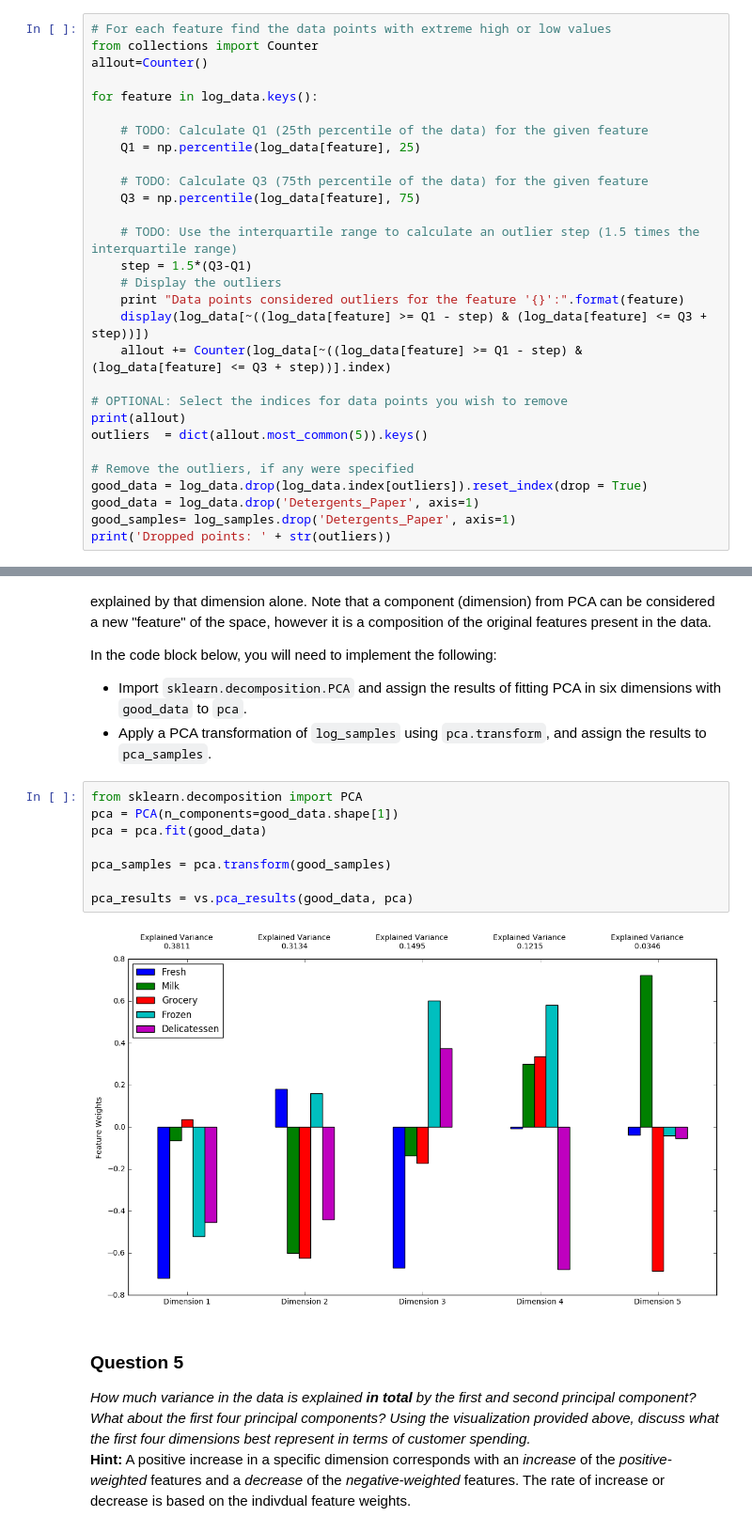
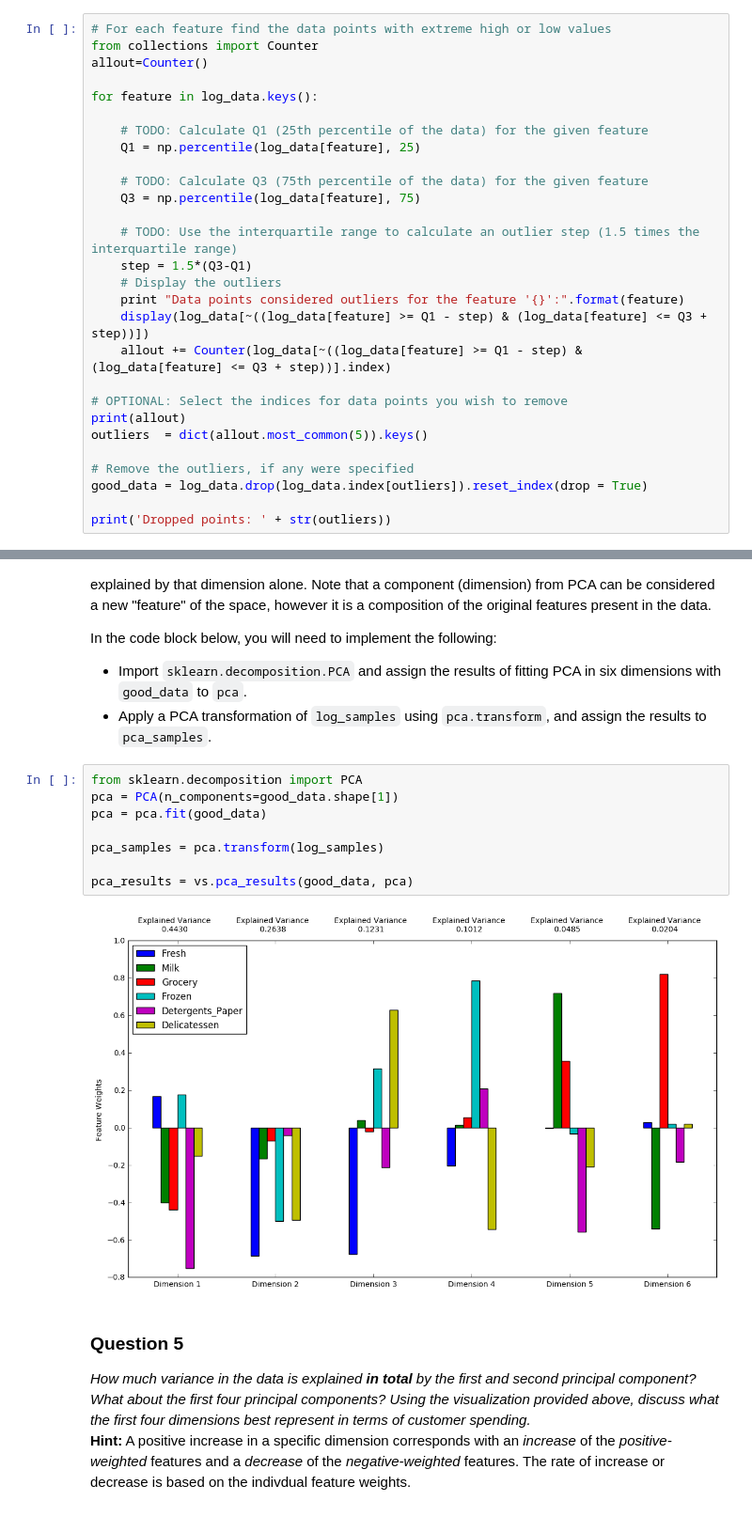
Before and after one commit to EstevaoUyra/udacity_projects, a Jupyter notebook: customer_segments/customer_segments.ipynb, the cells around one changed output, grey strips where cells are left out. Shown at 94% size. Saved outputs shown, nothing was run; the diff lists cells and outputs as text.

```diff
--- a/customer_segments/customer_segments.ipynb
+++ b/customer_segments/customer_segments.ipynb
@@ -203,8 +203,7 @@ outliers  = dict(allout.most_common(5)).keys()
 
 # Remove the outliers, if any were specified
 good_data = log_data.drop(log_data.index[outliers]).reset_index(drop = True)
-good_data = log_data.drop('Detergents_Paper', axis=1)
-good_samples= log_samples.drop('Detergents_Paper', axis=1)
+
 print('Dropped points: ' + str(outliers))
 # %% [output]
 Data points considered outliers for the feature 'Fresh':
@@ -288,13 +287,13 @@ In the code block below, you will need to implement the following:
 # %%
 from sklearn.decomposition import PCA
 pca = PCA(n_components=good_data.shape[1])
 pca = pca.fit(good_data)
 
-pca_samples = pca.transform(good_samples)
+pca_samples = pca.transform(log_samples)
 
 pca_results = vs.pca_results(good_data, pca)
 # %% [output]
-[figure, old version]
+[figure, new version]
 # %% [markdown]
 ### Question 5
 *How much variance in the data is explained* ***in total*** *by the first and second principal component? What about the first four principal components? Using the visualization provided above, discuss what the first four dimensions best represent in terms of customer spending.*
```
Also changed, not shown: parts of 18 cells of this notebook, 1 other file.
